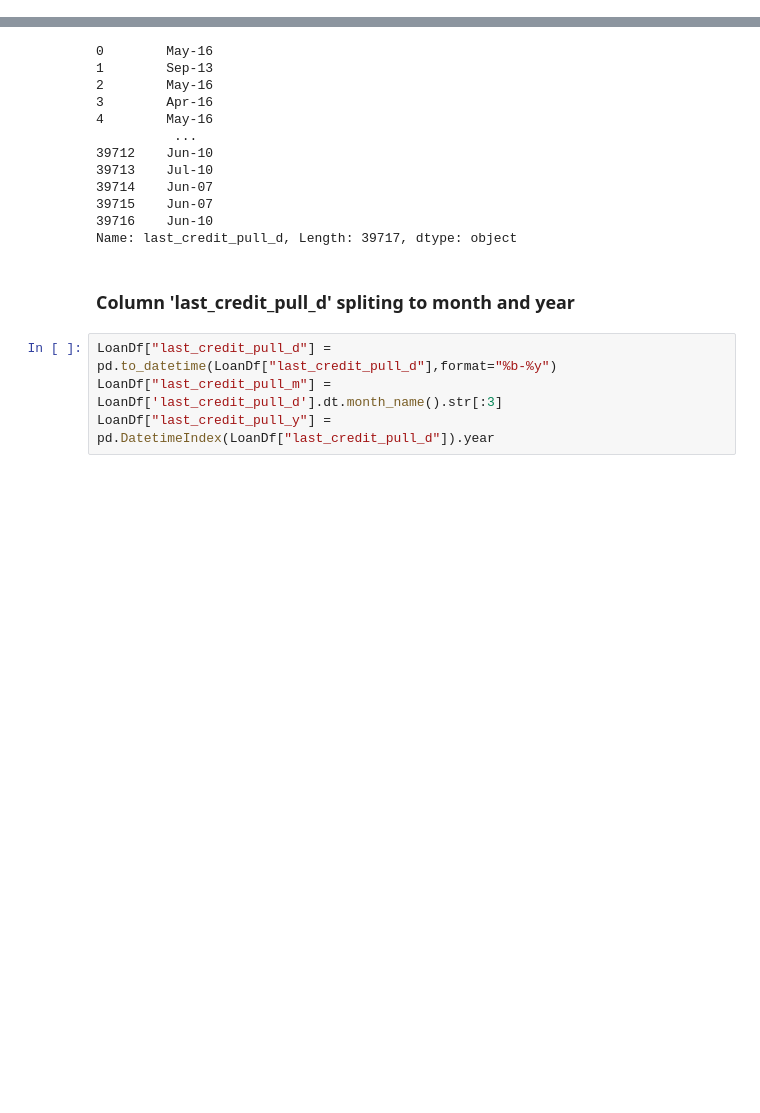
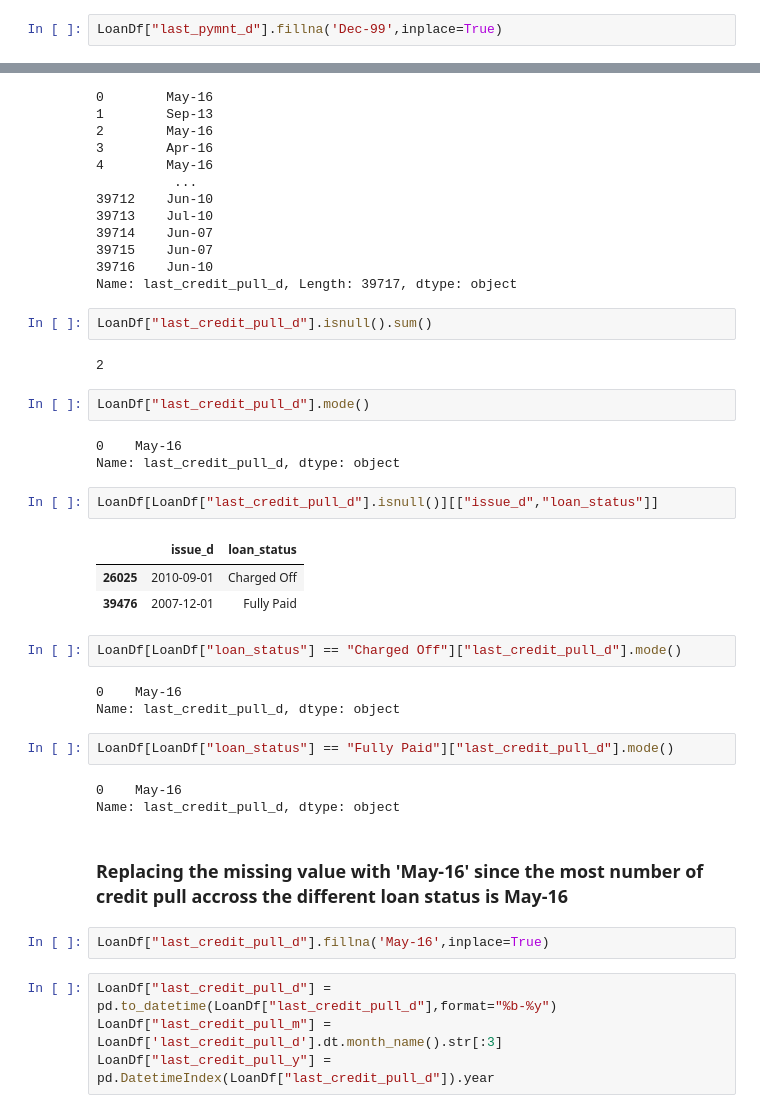
Before and after one commit to vighu0710/LendingClubCaseStudy, a Jupyter notebook: Lending Club Case Study.ipynb, the cells around one changed output, grey strips where cells are left out. Saved outputs shown, nothing was run; the diff lists cells and outputs as text; blank space fills up the shorter version.

```diff
--- a/Lending Club Case Study.ipynb
+++ b/Lending Club Case Study.ipynb
@@ -337,0 +491,2 @@ Name: last_pymnt_d, Length: 39717, dtype: object
+# %%
+LoanDf["last_pymnt_d"].fillna('Dec-99',inplace=True)
@@ -365,8 +527,35 @@ LoanDf["last_credit_pull_d"]
 39715    Jun-07
 39716    Jun-10
 Name: last_credit_pull_d, Length: 39717, dtype: object
-# %% [markdown]
-### Column 'last_credit_pull_d' spliting to month and year
+# %%
+LoanDf["last_credit_pull_d"].isnull().sum()
+# %% [output]
+2
+# %%
+LoanDf["last_credit_pull_d"].mode()
+# %% [output]
+0    May-16
+Name: last_credit_pull_d, dtype: object
+# %%
+LoanDf[LoanDf["last_credit_pull_d"].isnull()][["issue_d","loan_status"]]
+# %% [output]
+|  | issue_d | loan_status |
+| 26025 | 2010-09-01 | Charged Off |
+| 39476 | 2007-12-01 | Fully Paid |
+# %%
+LoanDf[LoanDf["loan_status"] == "Charged Off"]["last_credit_pull_d"].mode()
+# %% [output]
+0    May-16
+Name: last_credit_pull_d, dtype: object
+# %%
+LoanDf[LoanDf["loan_status"] == "Fully Paid"]["last_credit_pull_d"].mode()
+# %% [output]
+0    May-16
+Name: last_credit_pull_d, dtype: object
+# %% [markdown]
+### Replacing the missing value with 'May-16' since the most number of credit pull accross the different loan status is May-16
+# %%
+LoanDf["last_credit_pull_d"].fillna('May-16',inplace=True)
 # %%
 LoanDf["last_credit_pull_d"] = pd.to_datetime(LoanDf["last_credit_pull_d"],format="%b-%y")
 LoanDf["last_credit_pull_m"] = LoanDf['last_credit_pull_d'].dt.month_name().str[:3]
```
Also changed, not shown: parts of 52 cells of this notebook.
